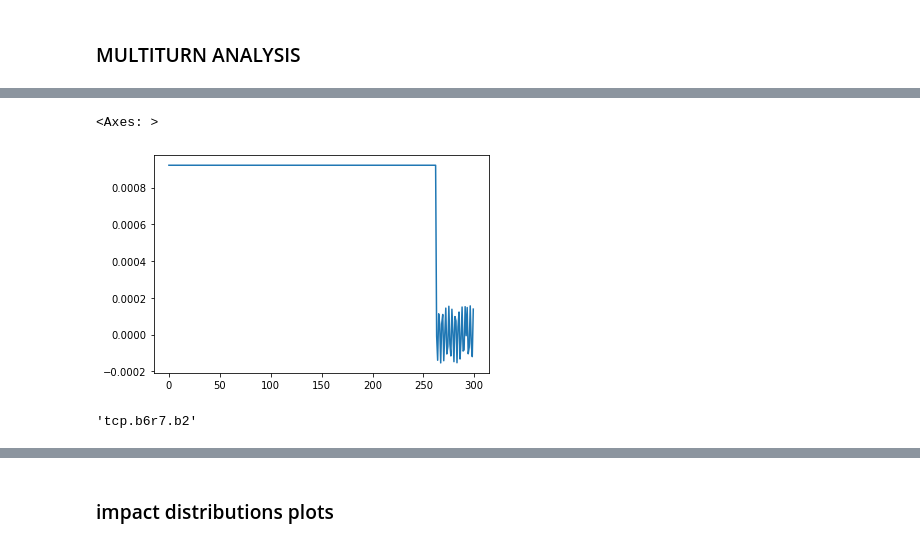
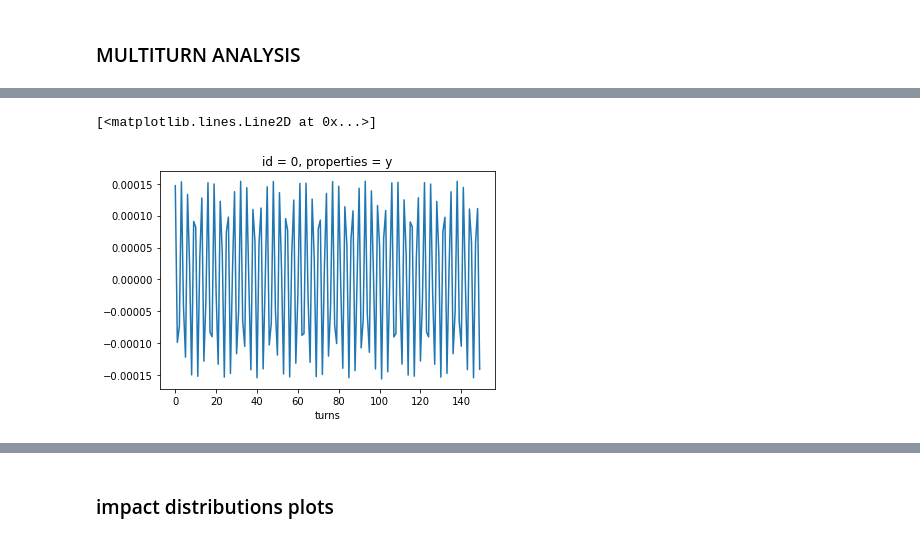
Before and after one commit to chiaramaccani/two_cryst_sim, a Jupyter notebook: Tests_notebook.ipynb, the cells around one changed output, grey strips where cells are left out. Drawn from its saved outputs; the diff is of its cells as text; code cells hidden in the pictures.

```diff
--- a/Tests_notebook.ipynb
+++ b/Tests_notebook.ipynb
@@ -329,9 +423,5 @@ Done tracking in 0.0s.
 # %%
-df.y.plot()
+part_array.loc[0, 'y'].plot()
 # %% [output]
-<Axes: >
+[<matplotlib.lines.Line2D at 0x...>]
-[figure, old version]
+[figure, new version]
-# %%
-line.element_names[26890]
-# %% [output]
-'tcp.b6r7.b2'
```
Also changed, not shown: parts of 22 cells of this notebook, 4 other files.
